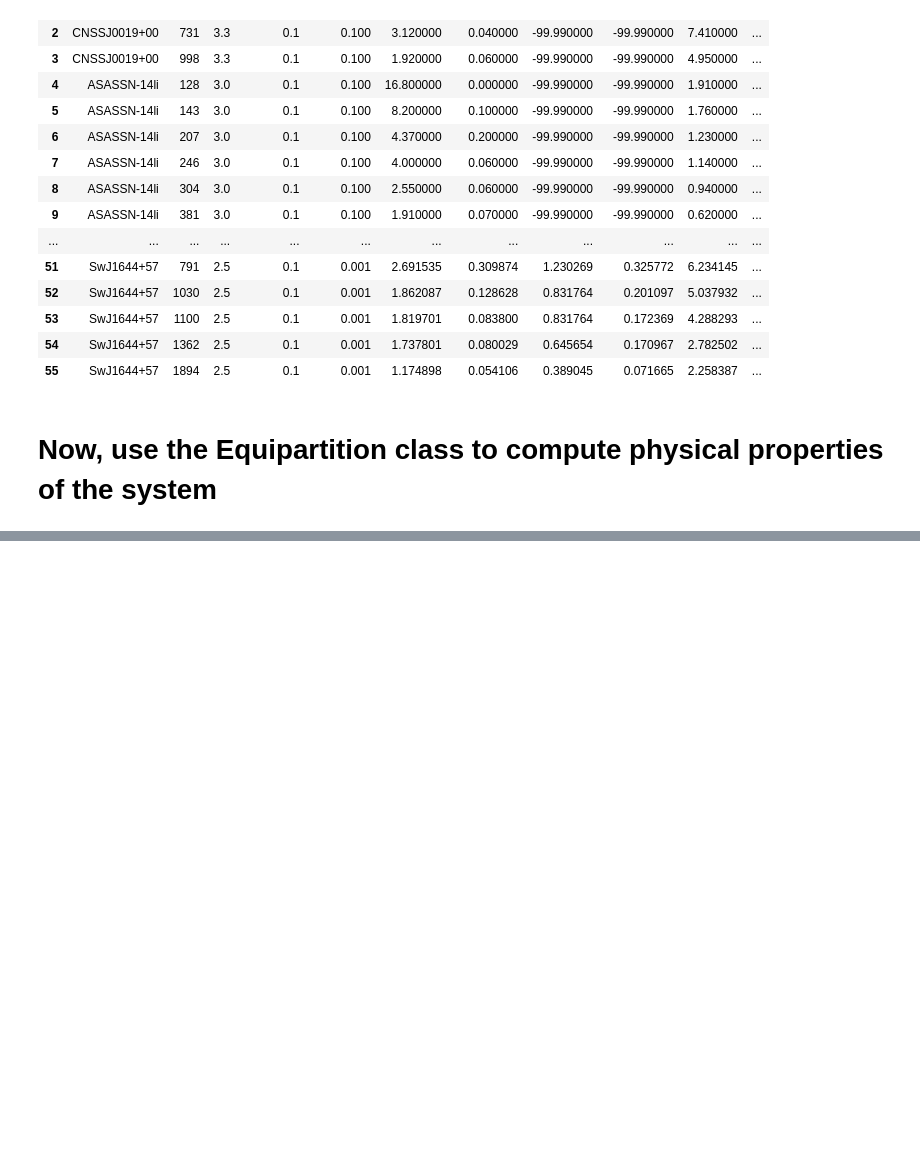
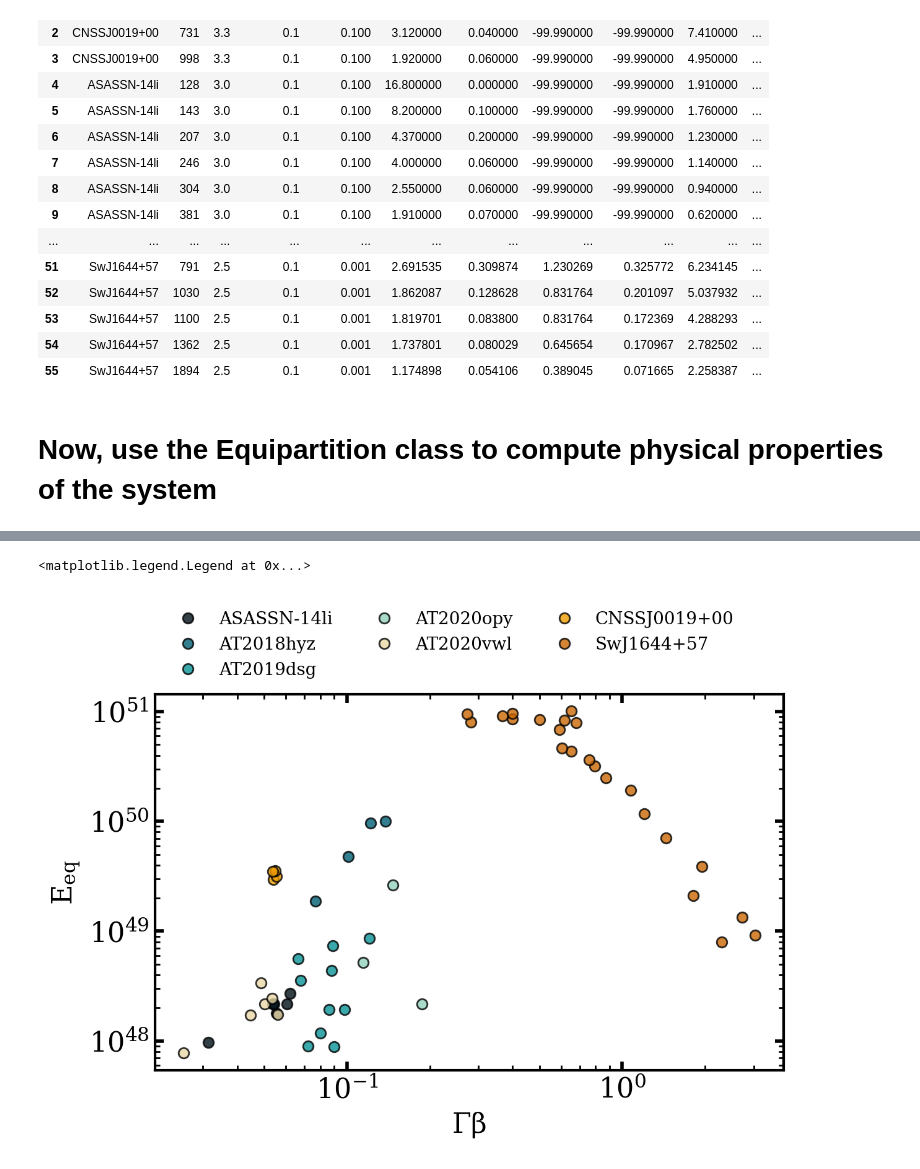
Before and after one commit to rohdog2003/equipartition, a Jupyter notebook: demos/recompute-literature-TDEs.ipynb, the cells around one changed output, grey strips where cells are left out. Saved outputs shown, nothing was run; the diff lists cells and outputs as text; code cells hidden in the pictures; blank space fills up the shorter version.

```diff
--- a/demos/recompute-literature-TDEs.ipynb
+++ b/demos/recompute-literature-TDEs.ipynb
@@ -51,0 +95,23 @@ class Equipartition(builtins.object)
+# %%
+# energy vs gammabeta plot
+fig, ax = plt.subplots()
+for name, grp in eq_res.groupby("Name"):
+    ax.plot(
+        grp.gammabeta,
+        grp.Eeq,
+        marker="o",
+        linestyle="none",
+        label=name,
+        alpha=0.8,
+        mec="k"
+    )
+
+ax.set_xscale("log")
+ax.set_yscale("log")
+
+ax.set_ylabel(r"$E_{eq}$")
+ax.set_xlabel(r"$\Gamma \beta$")
+ax.legend(bbox_to_anchor=(0,1),loc="lower left", ncols=3, fontsize=10)
+# %% [output]
+<matplotlib.legend.Legend at 0x...>
+[figure, added]
```
Also changed, not shown: parts of 5 cells of this notebook.
